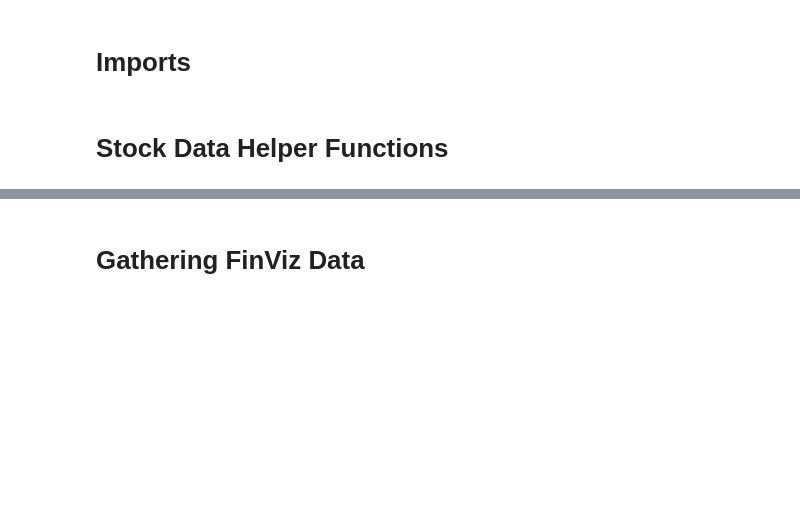
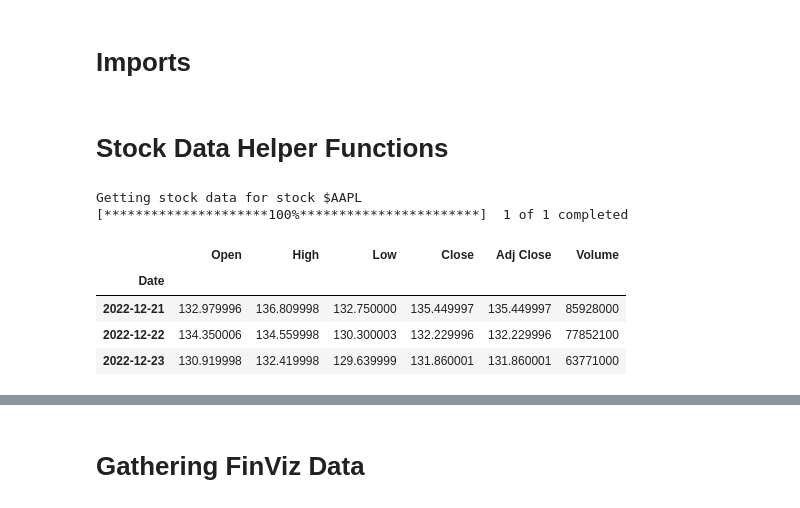
Before and after one commit to ishaanpaul98/Sentiment-Analysis, a Jupyter notebook: Sentiment_Analysis.ipynb, the cells around one changed output, grey strips where cells are left out. Cells and saved outputs as stored; diff of their text form; code cells hidden in the pictures; blank space fills up the shorter version.

```diff
--- a/Sentiment_Analysis.ipynb
+++ b/Sentiment_Analysis.ipynb
@@ -33,6 +33,21 @@ from sklearn.metrics import accuracy_score,precision_score,recall_score,confusio
 from sklearn.metrics import plot_confusion_matrix
 # %% [markdown]
 # Stock Data Helper Functions #
+# %%
+def getStockDataDaily(symbol, day):
+    print("Getting stock data for stock $"+symbol)
+    df = yf.download(symbol, start=day, period = "1d")
+    return df
+
+getStockDataDaily('AAPL', "2022-12-21")
+# %% [output]
+Getting stock data for stock $AAPL
+[*********************100%***********************]  1 of 1 completed
+|  | Open | High | Low | Close | Adj Close | Volume |
+| Date |  |  |  |  |  |  |
+| 2022-12-21 | 132.979996 | 136.809998 | 132.750000 | 135.449997 | 135.449997 | 85928000 |
+| 2022-12-22 | 134.350006 | 134.559998 | 130.300003 | 132.229996 | 132.229996 | 77852100 |
+| 2022-12-23 | 130.919998 | 132.419998 | 129.639999 | 131.860001 | 131.860001 | 63771000 |
 # %%
 def arrayToString(arr):
     print("Starting array to list")
```
Also changed, not shown: parts of 11 cells of this notebook.
